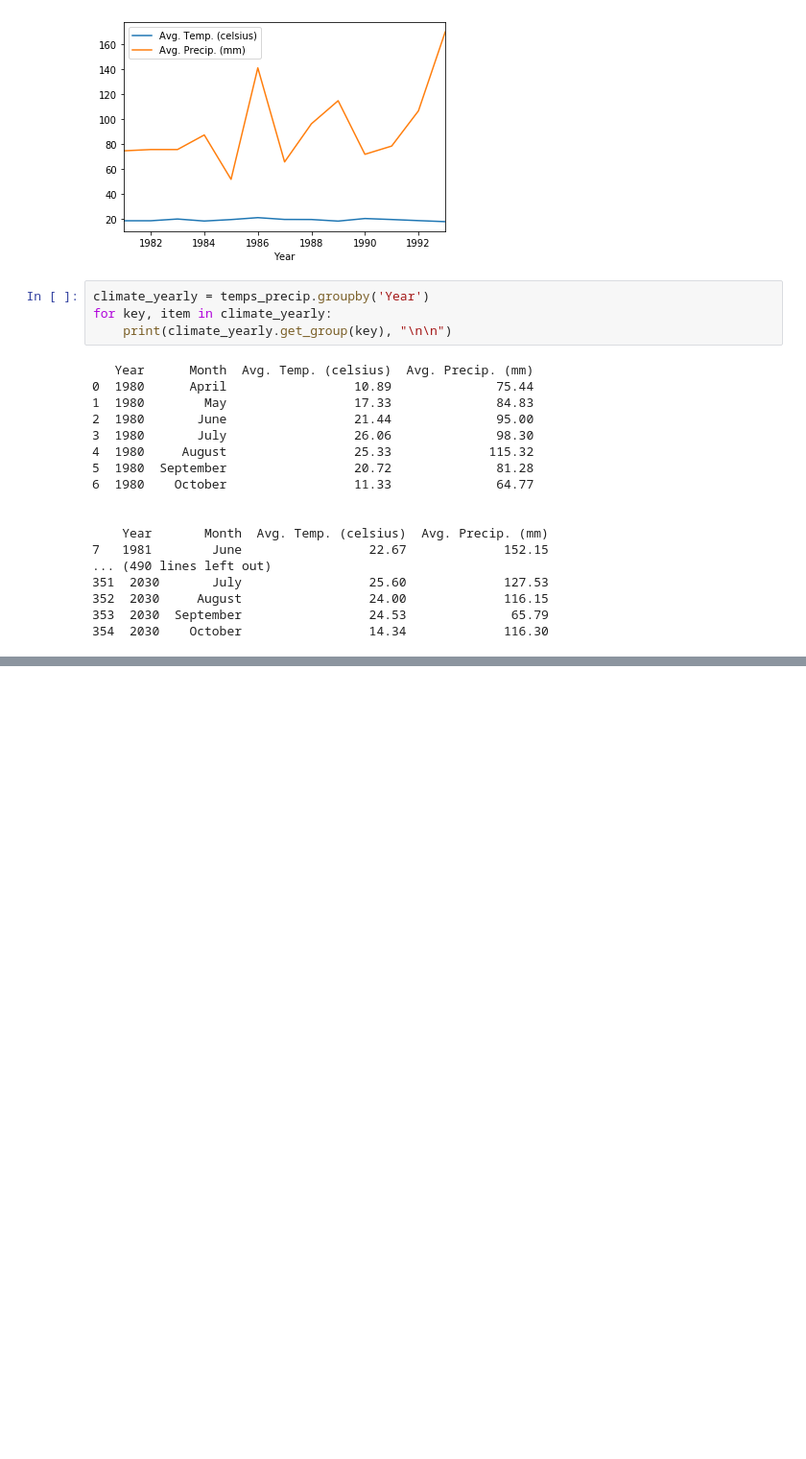
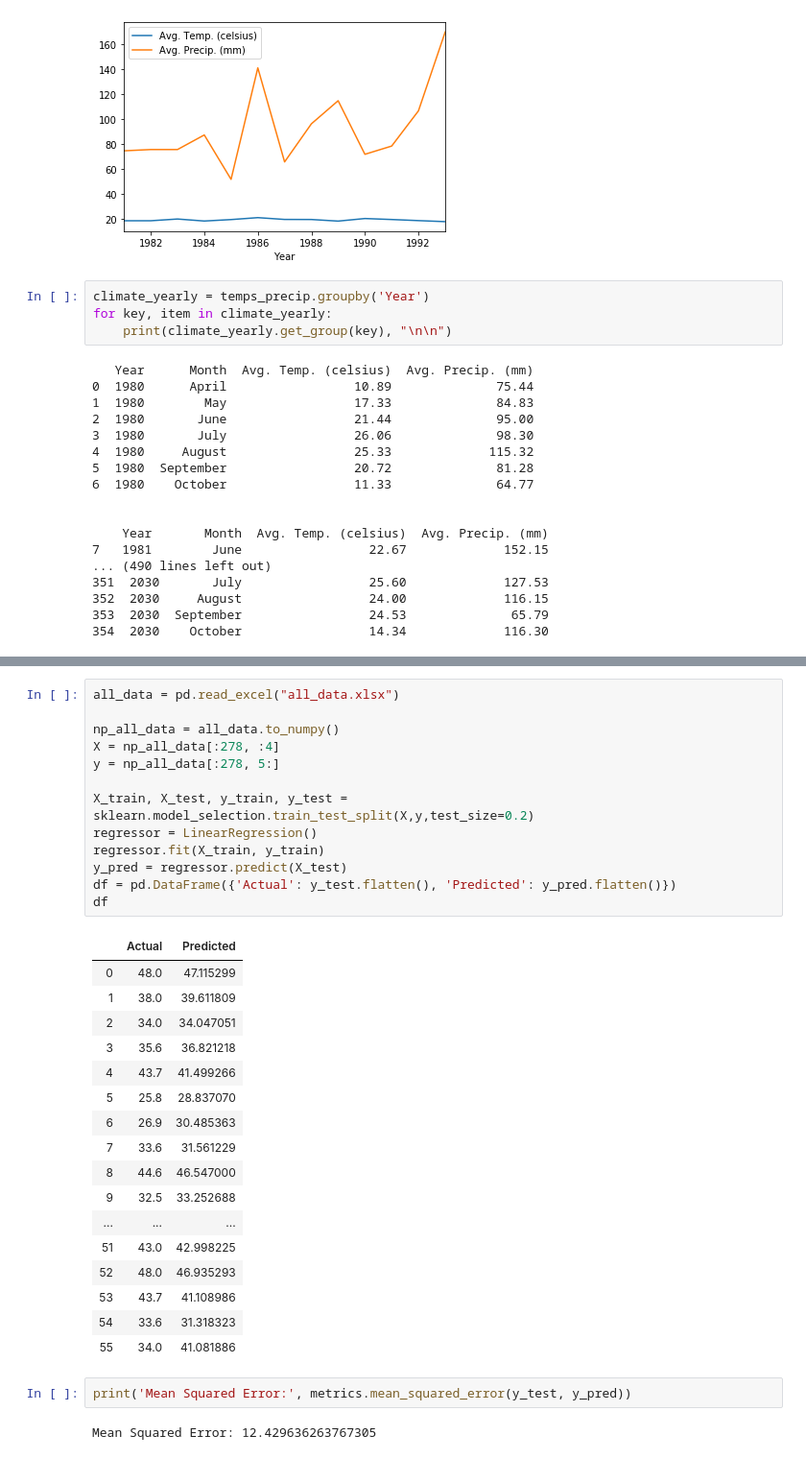
Before and after one commit to laniepreston/CapstoneCode, a Jupyter notebook: regression_models.ipynb, the cells around one changed output, grey strips where cells are left out. Shown: that part at 96% size. Saved outputs shown, nothing was run; the diff lists cells and outputs as text; blank space fills up the shorter version.

Commit message:
first version multiple linear regression

```diff
--- a/regression_models.ipynb
+++ b/regression_models.ipynb
@@ -84,0 +121,35 @@ projected_temps_precip
+# %%
+all_data = pd.read_excel("all_data.xlsx")
+
+np_all_data = all_data.to_numpy()
+X = np_all_data[:278, :4]
+y = np_all_data[:278, 5:]
+
+X_train, X_test, y_train, y_test = sklearn.model_selection.train_test_split(X,y,test_size=0.2)
+regressor = LinearRegression()
+regressor.fit(X_train, y_train)
+y_pred = regressor.predict(X_test)
+df = pd.DataFrame({'Actual': y_test.flatten(), 'Predicted': y_pred.flatten()})
+df
+# %% [output]
+|  | Actual | Predicted |
+| 0 | 48.0 | 47.115299 |
+| 1 | 38.0 | 39.611809 |
+| 2 | 34.0 | 34.047051 |
+| 3 | 35.6 | 36.821218 |
+| 4 | 43.7 | 41.499266 |
+| 5 | 25.8 | 28.837070 |
+| 6 | 26.9 | 30.485363 |
+| 7 | 33.6 | 31.561229 |
+| 8 | 44.6 | 46.547000 |
+| 9 | 32.5 | 33.252688 |
+| ... | ... | ... |
+| 51 | 43.0 | 42.998225 |
+| 52 | 48.0 | 46.935293 |
+| 53 | 43.7 | 41.108986 |
+| 54 | 33.6 | 31.318323 |
+| 55 | 34.0 | 41.081886 |
+# %%
+print('Mean Squared Error:', metrics.mean_squared_error(y_test, y_pred))
+# %% [output]
+Mean Squared Error: 12.429636263767305
```
Also changed, not shown: parts of 8 cells of this notebook, 1 other file.
